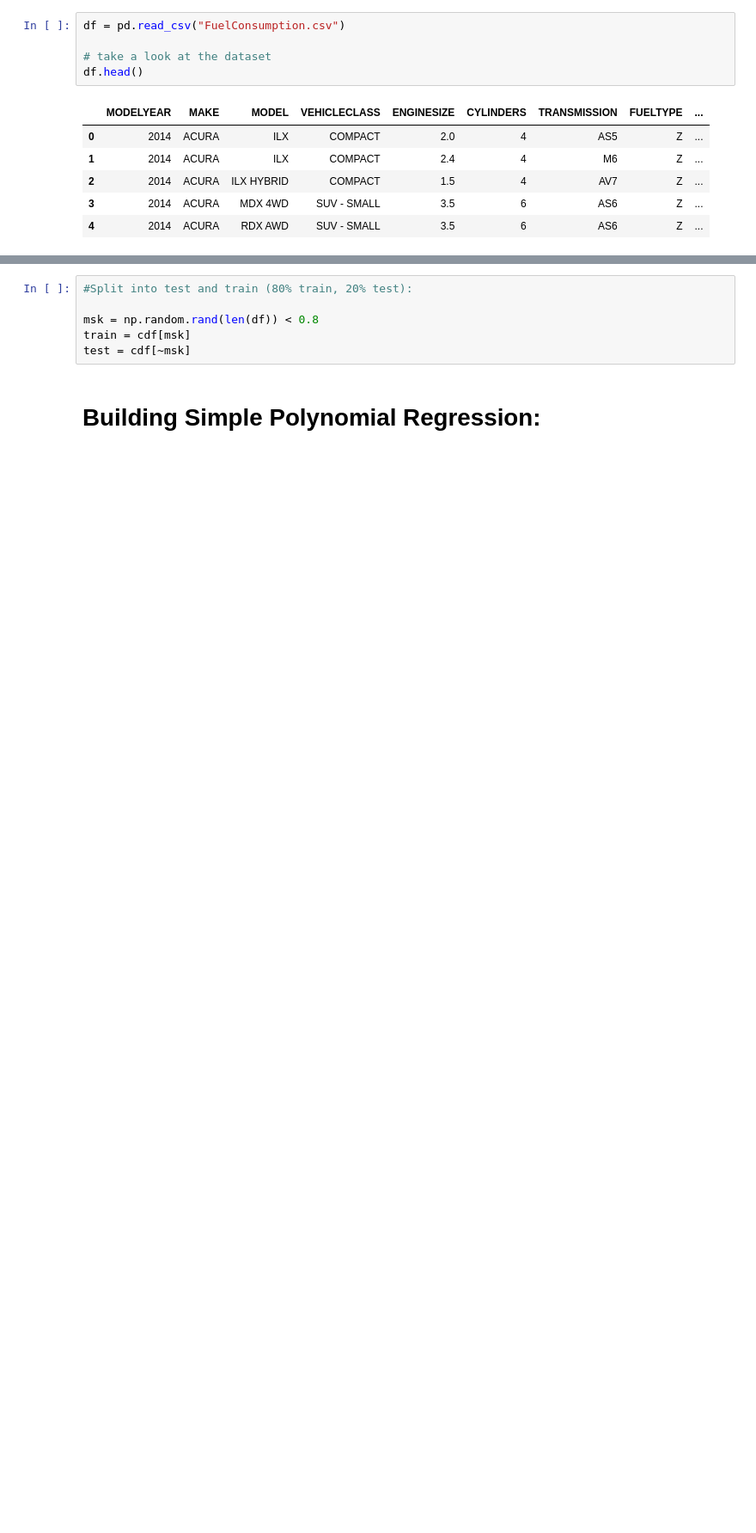
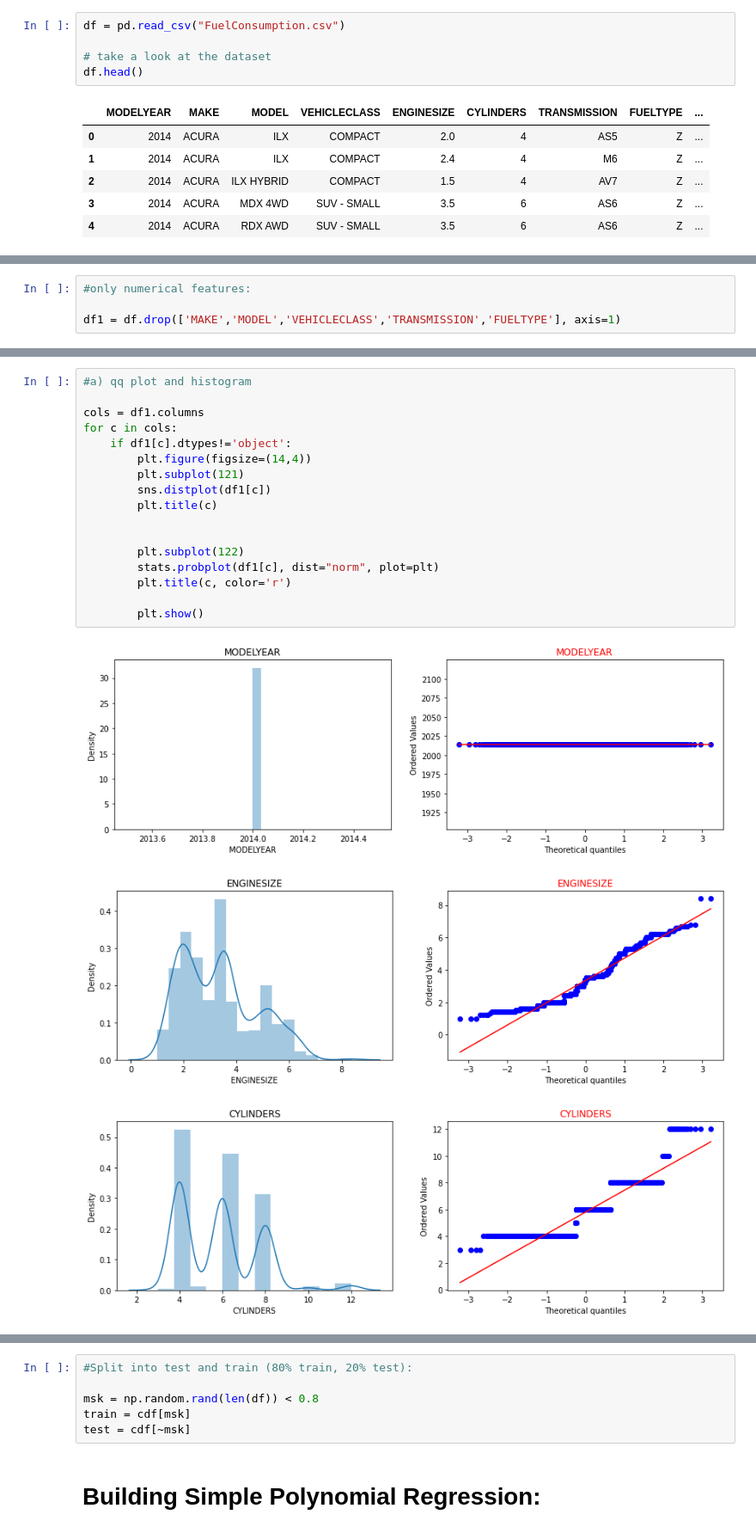
Before and after one commit to Saber0275/Polynomial-Regression, a Jupyter notebook: Polynomial_Regression_(Non_linear).ipynb, the cells around one changed output, grey strips where cells are left out. Shown at 86% size. Drawn from its saved outputs; the diff is of its cells as text; blank space fills up the shorter version.

```diff
--- a/Polynomial_Regression_(Non_linear).ipynb
+++ b/Polynomial_Regression_(Non_linear).ipynb
@@ -52,0 +135,4 @@ df.shape
+# %%
+#only numerical features:
+
+df1 = df.drop(['MAKE','MODEL','VEHICLECLASS','TRANSMISSION','FUELTYPE'], axis=1)
@@ -52,0 +186,21 @@ df.shape
+# %%
+#a) qq plot and histogram
+
+cols = df1.columns
+for c in cols:
+    if df1[c].dtypes!='object':
+        plt.figure(figsize=(14,4))
+        plt.subplot(121)
+        sns.distplot(df1[c])
+        plt.title(c)
+
+
+        plt.subplot(122)
+        stats.probplot(df1[c], dist="norm", plot=plt)
+        plt.title(c, color='r')
+
+        plt.show()
+# %% [output]
+[figure, added]
+[figure, added]
+[figure, added]
```
Also changed, not shown: parts of 33 cells of this notebook.
